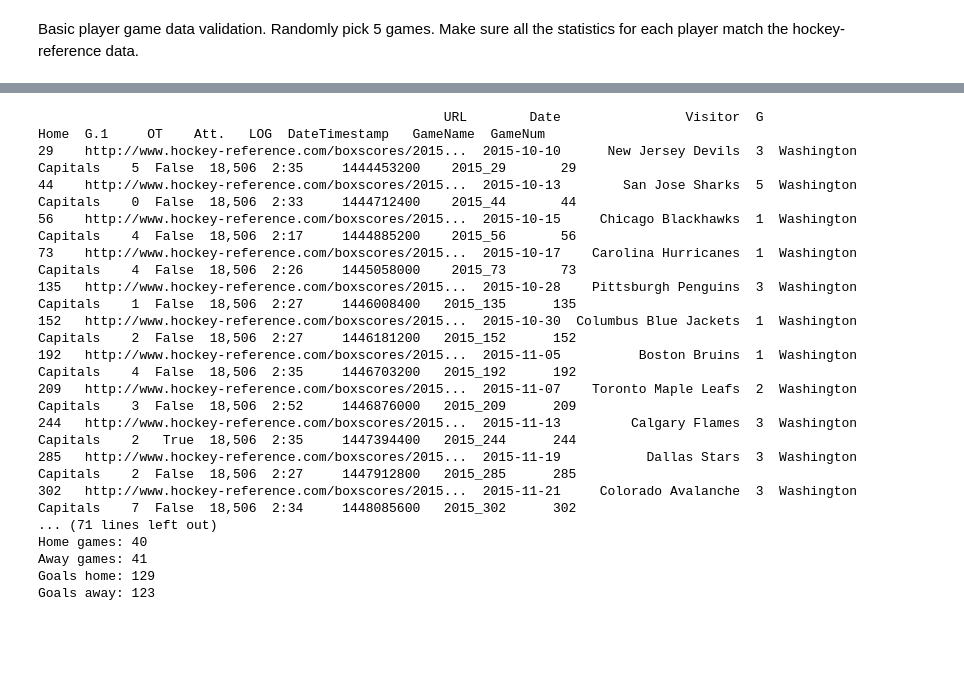
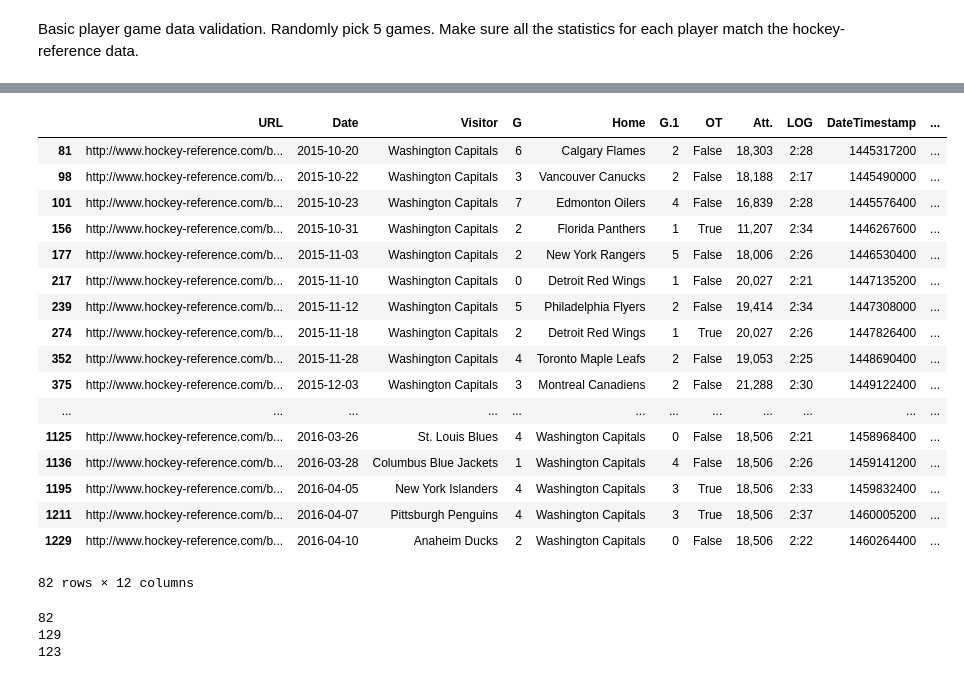
Before and after one commit to mmn599/hockey, a Jupyter notebook: DataValidation.ipynb, the cells around one changed output, grey strips where cells are left out. Saved outputs shown, nothing was run; the diff lists cells and outputs as text; code cells hidden in the pictures; blank space fills up the shorter version.

```diff
--- a/DataValidation.ipynb
+++ b/DataValidation.ipynb
@@ -154,24 +118,0 @@ Name: 44242, dtype: object
-# %%
-df_s, df_g, df_o = features.get_cleaned_data(df_skatergames, df_goaliegames, df_overallgames)
-game = df_s[df_s.GameName=='2015_1229']
-game = game[game.Player == 'Taylor Chorney']
-game = game.iloc[0]
-df1, df2 = features.get_skater_feat(game, df_s, df_g, df_o)
-# %% [output]
-                                                    URL        Date                Visitor  G                 Home  G.1     OT    Att.   LOG  DateTimestamp   GameName  GameNum
-29    http://www.hockey-reference.com/boxscores/2015...  2015-10-10      New Jersey Devils  3  Washington Capitals    5  False  18,506  2:35     1444453200    2015_29       29
-44    http://www.hockey-reference.com/boxscores/2015...  2015-10-13        San Jose Sharks  5  Washington Capitals    0  False  18,506  2:33     1444712400    2015_44       44
-56    http://www.hockey-reference.com/boxscores/2015...  2015-10-15     Chicago Blackhawks  1  Washington Capitals    4  False  18,506  2:17     1444885200    2015_56       56
-73    http://www.hockey-reference.com/boxscores/2015...  2015-10-17    Carolina Hurricanes  1  Washington Capitals    4  False  18,506  2:26     1445058000    2015_73       73
-135   http://www.hockey-reference.com/boxscores/2015...  2015-10-28    Pittsburgh Penguins  3  Washington Capitals    1  False  18,506  2:27     1446008400   2015_135      135
-152   http://www.hockey-reference.com/boxscores/2015...  2015-10-30  Columbus Blue Jackets  1  Washington Capitals    2  False  18,506  2:27     1446181200   2015_152      152
-192   http://www.hockey-reference.com/boxscores/2015...  2015-11-05          Boston Bruins  1  Washington Capitals    4  False  18,506  2:35     1446703200   2015_192      192
-209   http://www.hockey-reference.com/boxscores/2015...  2015-11-07    Toronto Maple Leafs  2  Washington Capitals    3  False  18,506  2:52     1446876000   2015_209      209
-244   http://www.hockey-reference.com/boxscores/2015...  2015-11-13         Calgary Flames  3  Washington Capitals    2   True  18,506  2:35     1447394400   2015_244      244
-285   http://www.hockey-reference.com/boxscores/2015...  2015-11-19           Dallas Stars  3  Washington Capitals    2  False  18,506  2:27     1447912800   2015_285      285
-302   http://www.hockey-reference.com/boxscores/2015...  2015-11-21     Colorado Avalanche  3  Washington Capitals    7  False  18,506  2:34     1448085600   2015_302      302
-... (71 lines left out)
-Home games: 40
-Away games: 41
-Goals home: 129
-Goals away: 123
@@ -181,0 +119,33 @@ ICD.display(df2)
+# %%
+df_s, df_g, df_o = features.get_cleaned_data(df_skatergames, df_goaliegames, df_overallgames)
+home = df_o[df_o.Home == 'Washington Capitals']
+homegoals = home.sum(axis=0)['G.1']
+away = df_o[df_o.Visitor == 'Washington Capitals']
+awaygoals = away.sum(axis=0)['G']
+df = pd.concat([away, home])
+ICD.display(df)
+print(len(df))
+print(homegoals)
+print(awaygoals)
+# %% [output]
+|  | URL | Date | Visitor | G | Home | G.1 | OT | Att. | LOG | DateTimestamp | ... |
+| 81 | http://www.hockey-reference.com/b... | 2015-10-20 | Washington Capitals | 6 | Calgary Flames | 2 | False | 18,303 | 2:28 | 1445317200 | ... |
+| 98 | http://www.hockey-reference.com/b... | 2015-10-22 | Washington Capitals | 3 | Vancouver Canucks | 2 | False | 18,188 | 2:17 | 1445490000 | ... |
+| 101 | http://www.hockey-reference.com/b... | 2015-10-23 | Washington Capitals | 7 | Edmonton Oilers | 4 | False | 16,839 | 2:28 | 1445576400 | ... |
+| 156 | http://www.hockey-reference.com/b... | 2015-10-31 | Washington Capitals | 2 | Florida Panthers | 1 | True | 11,207 | 2:34 | 1446267600 | ... |
+| 177 | http://www.hockey-reference.com/b... | 2015-11-03 | Washington Capitals | 2 | New York Rangers | 5 | False | 18,006 | 2:26 | 1446530400 | ... |
+| 217 | http://www.hockey-reference.com/b... | 2015-11-10 | Washington Capitals | 0 | Detroit Red Wings | 1 | False | 20,027 | 2:21 | 1447135200 | ... |
+| 239 | http://www.hockey-reference.com/b... | 2015-11-12 | Washington Capitals | 5 | Philadelphia Flyers | 2 | False | 19,414 | 2:34 | 1447308000 | ... |
+| 274 | http://www.hockey-reference.com/b... | 2015-11-18 | Washington Capitals | 2 | Detroit Red Wings | 1 | True | 20,027 | 2:26 | 1447826400 | ... |
+| 352 | http://www.hockey-reference.com/b... | 2015-11-28 | Washington Capitals | 4 | Toronto Maple Leafs | 2 | False | 19,053 | 2:25 | 1448690400 | ... |
+| 375 | http://www.hockey-reference.com/b... | 2015-12-03 | Washington Capitals | 3 | Montreal Canadiens | 2 | False | 21,288 | 2:30 | 1449122400 | ... |
+| ... | ... | ... | ... | ... | ... | ... | ... | ... | ... | ... | ... |
+| 1125 | http://www.hockey-reference.com/b... | 2016-03-26 | St. Louis Blues | 4 | Washington Capitals | 0 | False | 18,506 | 2:21 | 1458968400 | ... |
+| 1136 | http://www.hockey-reference.com/b... | 2016-03-28 | Columbus Blue Jackets | 1 | Washington Capitals | 4 | False | 18,506 | 2:26 | 1459141200 | ... |
+| 1195 | http://www.hockey-reference.com/b... | 2016-04-05 | New York Islanders | 4 | Washington Capitals | 3 | True | 18,506 | 2:33 | 1459832400 | ... |
+| 1211 | http://www.hockey-reference.com/b... | 2016-04-07 | Pittsburgh Penguins | 4 | Washington Capitals | 3 | True | 18,506 | 2:37 | 1460005200 | ... |
+| 1229 | http://www.hockey-reference.com/b... | 2016-04-10 | Anaheim Ducks | 2 | Washington Capitals | 0 | False | 18,506 | 2:22 | 1460264400 | ... |
+82 rows × 12 columns
+82
+129
+123
```
Also changed, not shown: parts of 6 cells of this notebook, 1 other file.
